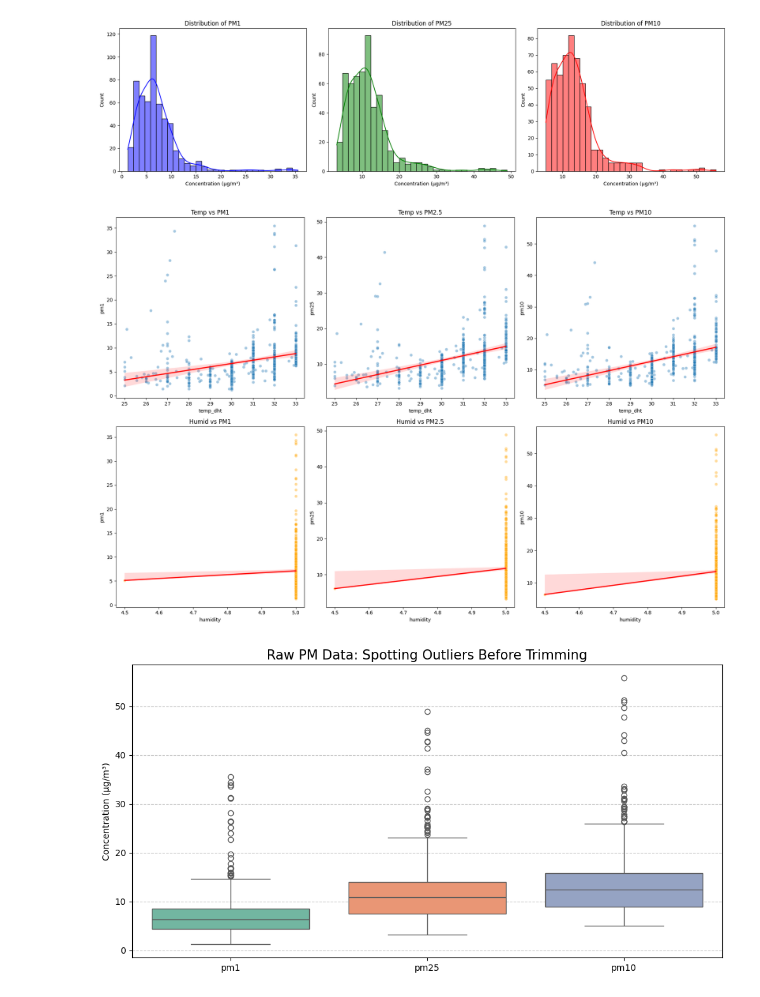
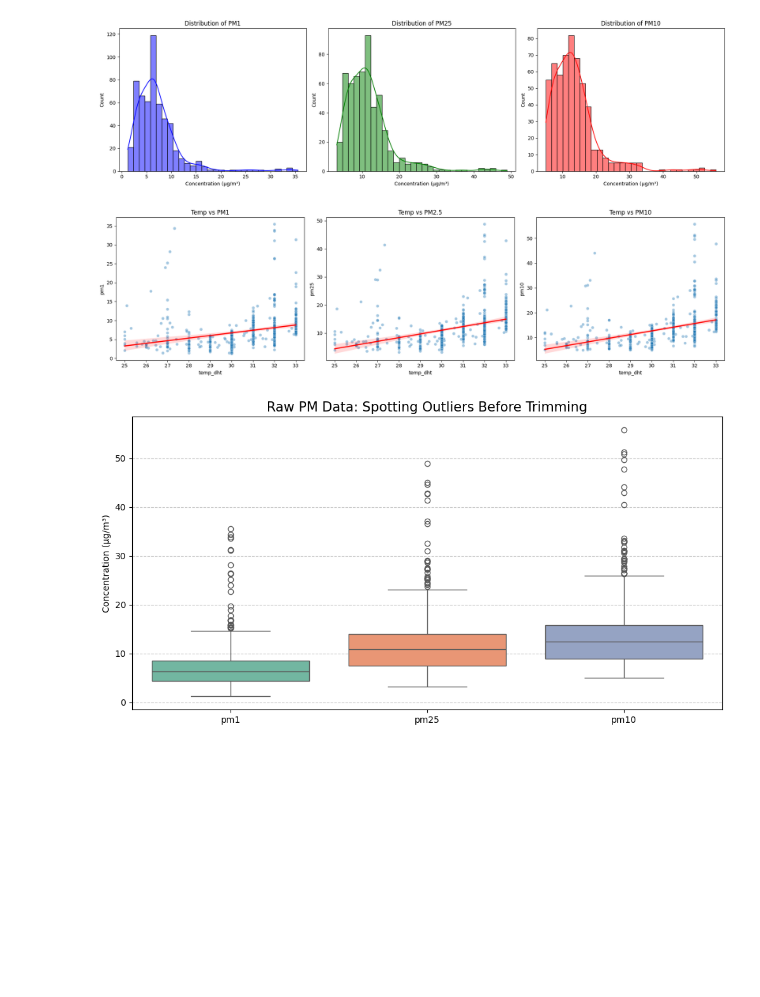
Before and after one commit to JirakornChaitanaporn/DAQ-IronLung-byIronMen, a Jupyter notebook: backend/preprocess/preprocess_indoor.ipynb, the cells around one changed output. Cells and saved outputs as stored; diff of their text form; code cells hidden in the pictures; blank space fills up the shorter version.

Commit message:
refactor: 1. remove humidity in csv 2.change api from 1 hour to 24 hour

```diff
--- a/backend/preprocess/preprocess_indoor.ipynb
+++ b/backend/preprocess/preprocess_indoor.ipynb
@@ -15,7 +15,7 @@ try:
         database=DB_NAME
         # Notice I deleted the DictCursor line here!
     ) as connection:
-        query = "SELECT * FROM project_kidbright_indoor"
+        query = "SELECT id, ts, temp_dht, pm1, pm25, pm10 FROM project_kidbright_indoor where id <= 6737"
         df = pd.read_sql(query, connection)
 
         # Save it to CSV so we never deal with the DB again tonight
@@ -201,27 +199,22 @@ plt.show()
 # %% [output]
 [figure]
 # %%
-# 3. Create a 2x3 Grid for Scatters
-fig, axes = plt.subplots(2, 3, figsize=(18, 12))
+# 3. Create a 1x3 Grid for Scatters - Temperature vs PM sensors
+fig, axes = plt.subplots(1, 3, figsize=(18, 5))
 
-# Row 1: Temperature vs PM sensors
-sns.scatterplot(data=df, x='temp_dht', y='pm1', ax=axes[0, 0], alpha=0.4).set_title('Temp vs PM1')
-sns.scatterplot(data=df, x='temp_dht', y='pm25', ax=axes[0, 1], alpha=0.4).set_title('Temp vs PM2.5')
-sns.scatterplot(data=df, x='temp_dht', y='pm10', ax=axes[0, 2], alpha=0.4).set_title('Temp vs PM10')
-
-# Row 2: Humidity vs PM sensors
-sns.scatterplot(data=df, x='humidity', y='pm1', ax=axes[1, 0], alpha=0.4, color='orange').set_title('Humid vs PM1')
-sns.scatterplot(data=df, x='humidity', y='pm25', ax=axes[1, 1], alpha=0.4, color='orange').set_title('Humid vs PM2.5')
-sns.scatterplot(data=df, x='humidity', y='pm10', ax=axes[1, 2], alpha=0.4, color='orange').set_title('Humid vs PM10')
+# Temperature vs PM sensors
+sns.scatterplot(data=df, x='temp_dht', y='pm1', ax=axes[0], alpha=0.4).set_title('Temp vs PM1')
+sns.scatterplot(data=df, x='temp_dht', y='pm25', ax=axes[1], alpha=0.4).set_title('Temp vs PM2.5')
+sns.scatterplot(data=df, x='temp_dht', y='pm10', ax=axes[2], alpha=0.4).set_title('Temp vs PM10')
 
 # Add trend lines to all to see the direction of correlation
 for ax in axes.flat:
     sns.regplot(data=df, x=ax.get_xlabel(), y=ax.get_ylabel(), ax=ax, scatter=False, color='red')
 
 plt.tight_layout()
 plt.show()
 # %% [output]
-[figure, old version]
+[figure, new version]
 # %%
 import matplotlib.pyplot as plt
 import seaborn as sns
```
Also changed, not shown: parts of 12 cells of this notebook, 4 other files.
